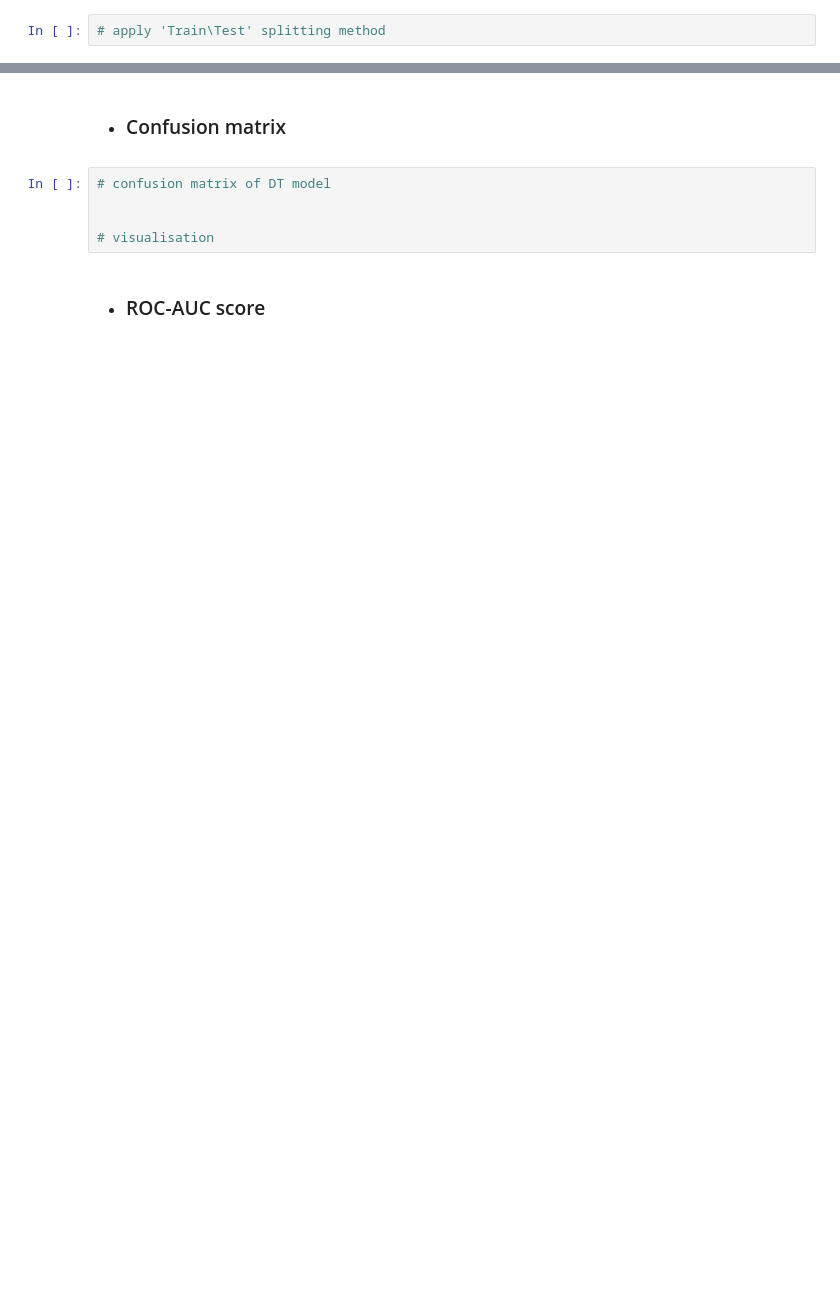
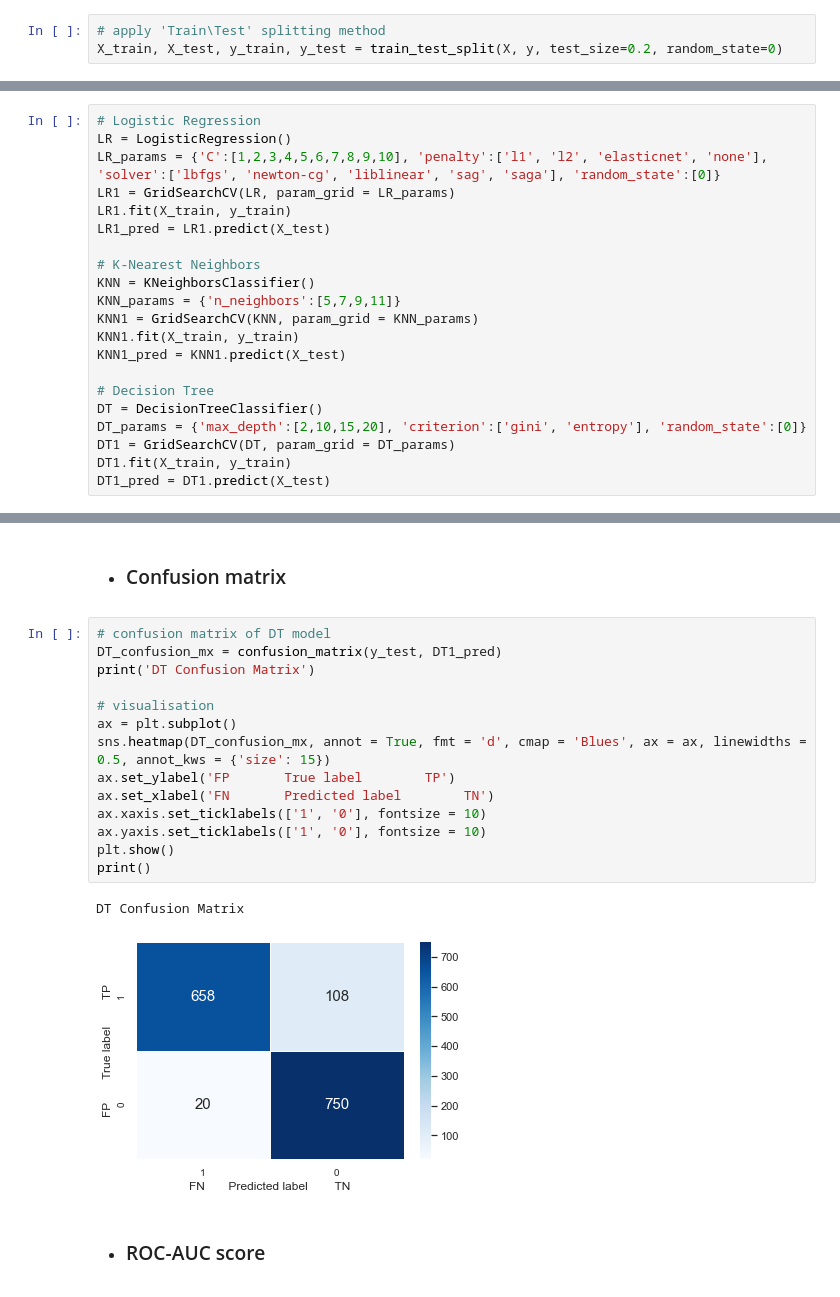
Before and after one commit to iDIZZZEL/Practic-ML-101, a Jupyter notebook: Module3-L2/Practice 2/Winequality - Practice.ipynb, the cells around one changed output, grey strips where cells are left out. Drawn from its saved outputs; the diff is of its cells as text; blank space fills up the shorter version.

```diff
--- a/Module3-L2/Practice 2/Winequality - Practice.ipynb
+++ b/Module3-L2/Practice 2/Winequality - Practice.ipynb
@@ -292,5 +301,6 @@ NameError: name 'X' is not defined
 * ### 'Train\Test' split
 # %%
 # apply 'Train\Test' splitting method
+X_train, X_test, y_train, y_test = train_test_split(X, y, test_size=0.2, random_state=0)
 # %%
 # print shape of X_train and y_train
@@ -332,0 +394,21 @@ NameError: name 'X' is not defined
+# %%
+# Logistic Regression
+LR = LogisticRegression()
+LR_params = {'C':[1,2,3,4,5,6,7,8,9,10], 'penalty':['l1', 'l2', 'elasticnet', 'none'], 'solver':['lbfgs', 'newton-cg', 'liblinear', 'sag', 'saga'], 'random_state':[0]}
+LR1 = GridSearchCV(LR, param_grid = LR_params)
+LR1.fit(X_train, y_train)
+LR1_pred = LR1.predict(X_test)
+
+# K-Nearest Neighbors
+KNN = KNeighborsClassifier()
+KNN_params = {'n_neighbors':[5,7,9,11]}
+KNN1 = GridSearchCV(KNN, param_grid = KNN_params)
+KNN1.fit(X_train, y_train)
+KNN1_pred = KNN1.predict(X_test)
+
+# Decision Tree
+DT = DecisionTreeClassifier()
+DT_params = {'max_depth':[2,10,15,20], 'criterion':['gini', 'entropy'], 'random_state':[0]}
+DT1 = GridSearchCV(DT, param_grid = DT_params)
+DT1.fit(X_train, y_train)
+DT1_pred = DT1.predict(X_test)
@@ -335,9 +448,21 @@ NameError: name 'X' is not defined
 # %% [markdown]
 * ### Confusion matrix
-# %%
-# confusion matrix of DT model
-
-
-# visualisation
+# %%
+# confusion matrix of DT model
+DT_confusion_mx = confusion_matrix(y_test, DT1_pred)
+print('DT Confusion Matrix')
+
+# visualisation
+ax = plt.subplot()
+sns.heatmap(DT_confusion_mx, annot = True, fmt = 'd', cmap = 'Blues', ax = ax, linewidths = 0.5, annot_kws = {'size': 15})
+ax.set_ylabel('FP       True label        TP')
+ax.set_xlabel('FN       Predicted label        TN')
+ax.xaxis.set_ticklabels(['1', '0'], fontsize = 10)
+ax.yaxis.set_ticklabels(['1', '0'], fontsize = 10)
+plt.show()
+print()
+# %% [output]
+DT Confusion Matrix
+[figure, added]
 # %% [markdown]
 * ### ROC-AUC score
```
Also changed, not shown: parts of 21 cells of this notebook, 1 other file.
